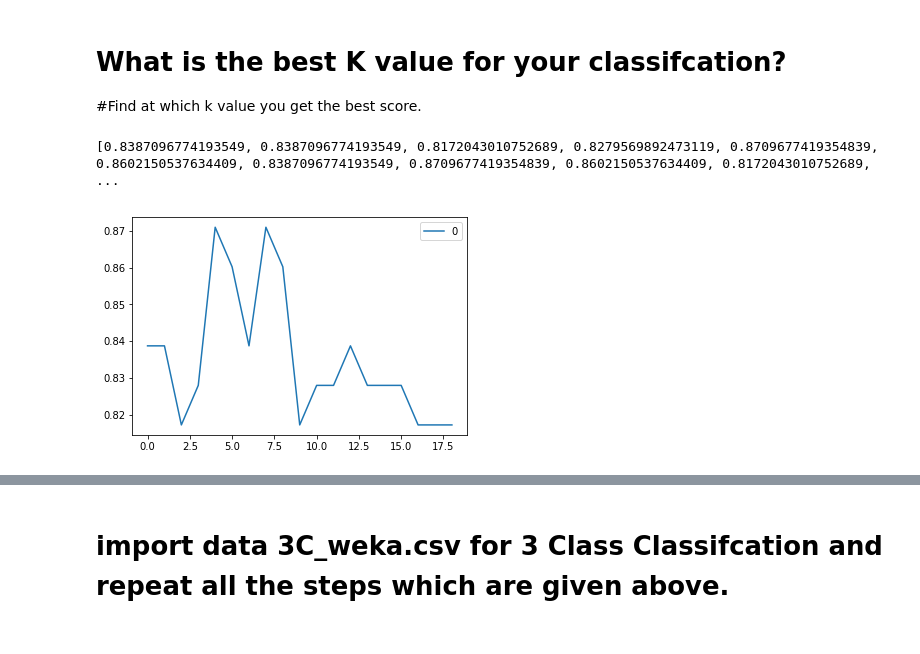
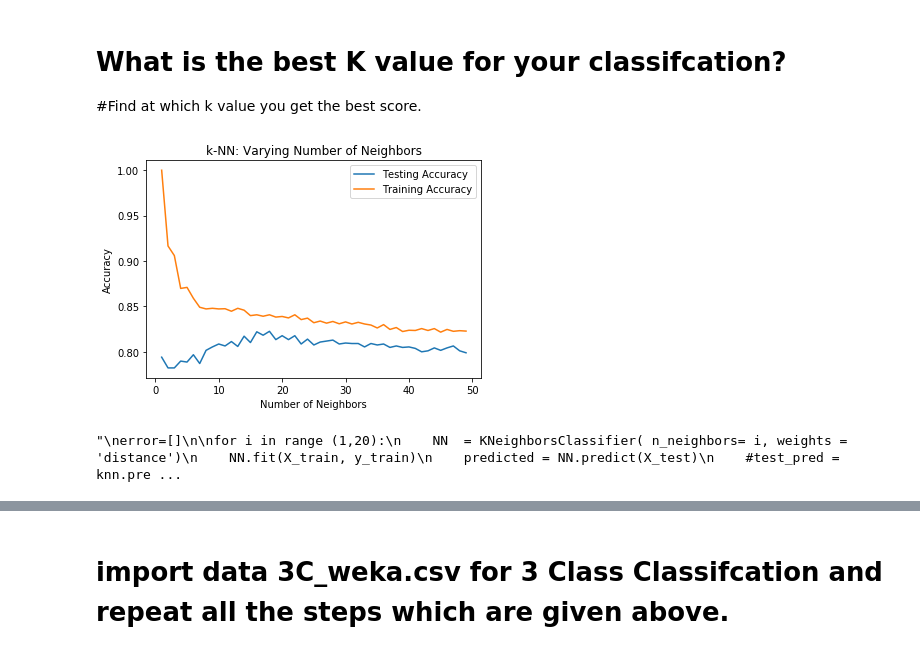
Before and after one commit to GreatLearningAIML1/pune-july19-batch-parikshitbangde, a Jupyter notebook: Project - kNN- Patient type Classification.ipynb, the cells around one changed output, grey strips where cells are left out. Saved outputs shown, nothing was run; the diff lists cells and outputs as text; code cells hidden in the pictures.

```diff
--- a/Project - kNN- Patient type Classification.ipynb
+++ b/Project - kNN- Patient type Classification.ipynb
@@ -166,4 +176,2 @@ y = df['class']
 # %% [markdown]
 # Normalize your Data (X) to get values between 0 to 1.
-# %%
-X = preprocessing.normalize(X,axis=1)
@@ -179,0 +178,6 @@ print (X_test.shape)
+# %%
+from sklearn.preprocessing import MinMaxScaler
+sc1=MinMaxScaler()
+sc1.fit(X_train)
+Scale_X_train = sc1.transform(X_train)
+Scale_X_test = sc1.transform(X_test)
@@ -180,7 +190,7 @@ print (X_test.shape)
 # %% [markdown]
 # Build the KNN model using Train Dataset and predict the class on test dataset.
 # %%
-NNH = KNeighborsClassifier(n_neighbors= 5 , weights = 'distance' )
-NNH.fit(X_train, y_train)
+NNH = KNeighborsClassifier(n_neighbors= 18  )
+NNH.fit(Scale_X_train, y_train)
 # %% [output]
 KNeighborsClassifier(algorithm='auto', leaf_size=30, metric='minkowski',
@@ -200,24 +210,51 @@ print(score)
 # %% [markdown]
 # What is the best K value for your classifcation?
 #Find at which k value you get the best score.
-# %%
-error=[]
-
-for i in range (1,20):
-    NN  = KNeighborsClassifier( n_neighbors= i, weights = 'distance')
-    NN.fit(X_train, y_train)
-    predicted = NN.predict(X_test)
-    #test_pred = knn.predict(X_test)
-    #a = accuracy_score(y_test,predicted)
-    error.append(NN.score(X_test, y_test))
-    #list_k.append(i)
-print(error)
-# %% [output]
-[0.8387096774193549, 0.8387096774193549, 0.8172043010752689, 0.8279569892473119, 0.8709677419354839, 0.8602150537634409, 0.8387096774193549, 0.8709677419354839, 0.8602150537634409, 0.8172043010752689, ...
-# %%
-res_df = pd.DataFrame(error)
-%matplotlib inline
-res_df.plot();
-# %% [output]
-[figure, removed]
+# %%
+from matplotlib import pyplot as plt
+neighbors = np.arange(1,50)
+train_accuracy_plot = np.empty(len(neighbors))
+test_accuracy_plot = np.empty(len(neighbors))
+# Loop over different values of k
+for i, k in enumerate(neighbors):
+    train = []
+    test = []
+    for j in range(20):
+        X_train, X_test, y_train, y_test = train_test_split(X, y, test_size=0.30,random_state=j)
+        sc=MinMaxScaler()
+        sc.fit(X_train)
+        scaledX_train = sc.fit_transform(X_train)
+        scaledX_test = sc.transform(X_test)
+        knn = KNeighborsClassifier(n_neighbors=k)
+        knn.fit(scaledX_train,y_train)
+        train.append(knn.score(scaledX_train,y_train))
+        test.append(knn.score(scaledX_test,y_test))
+    #Compute accuracy on the training set
+    train_accuracy_plot[i] = np.mean(train)
+    #Compute accuracy on the testing set
+    test_accuracy_plot[i] = np.mean(test)
+# Generate plot
+plt.title('k-NN: Varying Number of Neighbors')
+plt.plot(neighbors, test_accuracy_plot, label = 'Testing Accuracy')
+plt.plot(neighbors, train_accuracy_plot, label = 'Training Accuracy')
+plt.legend()
+plt.xlabel('Number of Neighbors')
+plt.ylabel('Accuracy')
+plt.show()
+"""
+error=[]
+
+for i in range (1,20):
+    NN  = KNeighborsClassifier( n_neighbors= i, weights = 'distance')
+    NN.fit(X_train, y_train)
+    predicted = NN.predict(X_test)
+    #test_pred = knn.predict(X_test)
+    #a = accuracy_score(y_test,predicted)
+    error.append(NN.score(X_test, y_test))
+    #list_k.append(i)
+print(error)
+"""
+# %% [output]
+[figure, added]
+"\nerror=[]\n\nfor i in range (1,20):\n    NN  = KNeighborsClassifier( n_neighbors= i, weights = 'distance')\n    NN.fit(X_train, y_train)\n    predicted = NN.predict(X_test)\n    #test_pred = knn.pre ...
 # %%
```
Also changed, not shown: parts of 35 cells of this notebook.
